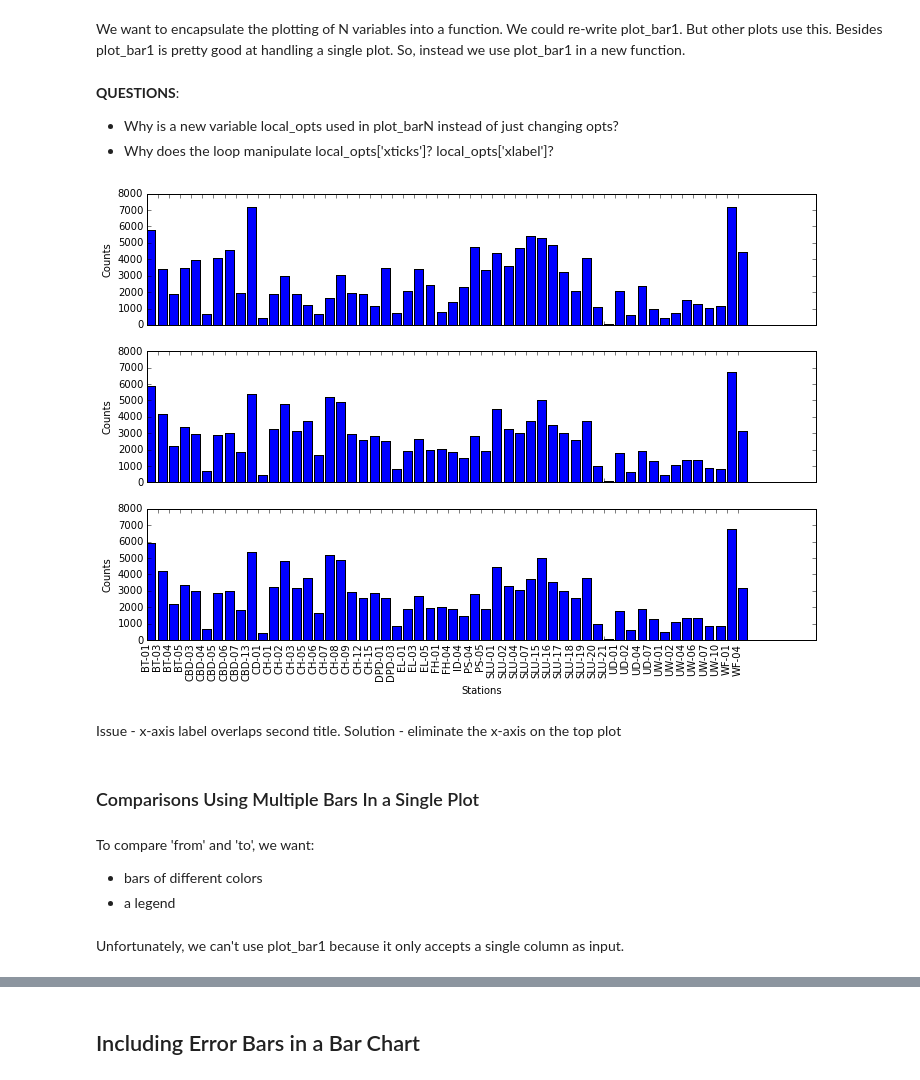
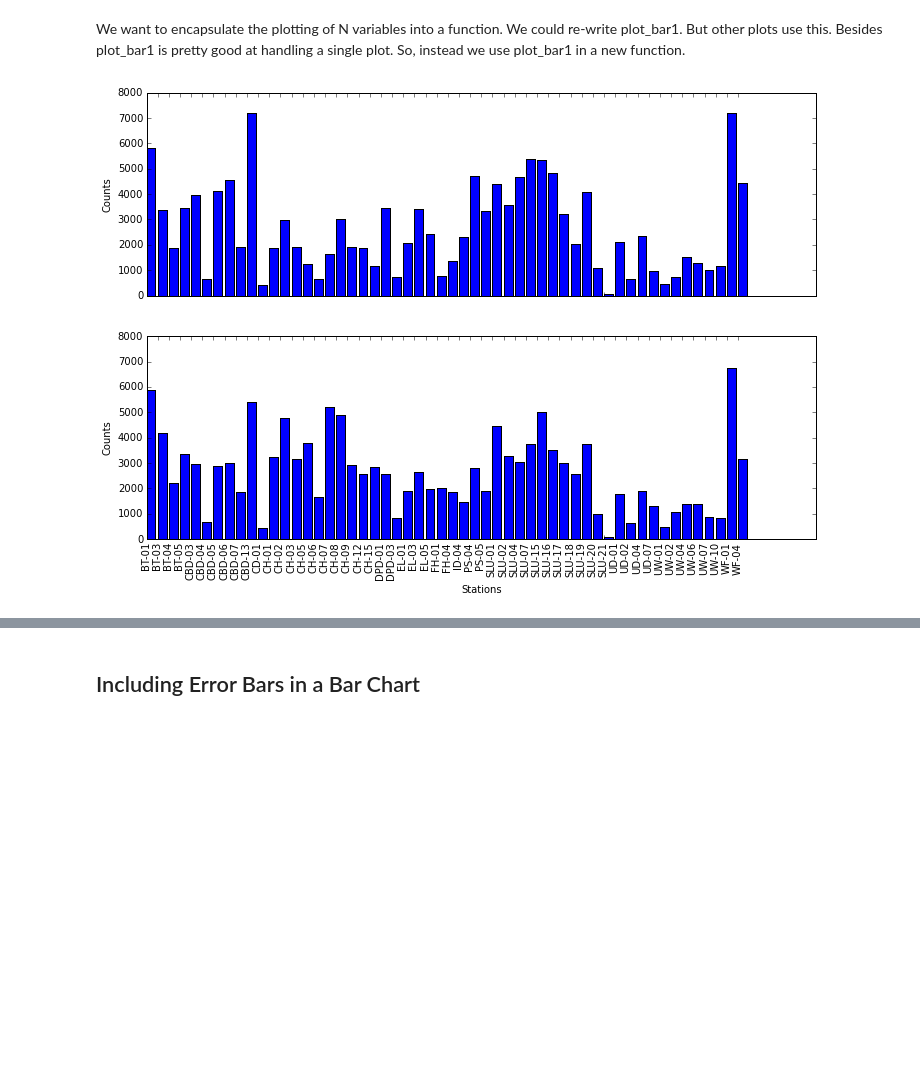
Before and after one commit to UWSEDS/LectureNotes, a Jupyter notebook: Visualization-in-Python/Visualization in Python.ipynb, the cells around one changed output, grey strips where cells are left out. Saved outputs shown, nothing was run; the diff lists cells and outputs as text; code cells hidden in the pictures; blank space fills up the shorter version.

Commit message:
Visualization lecture

```diff
--- a/Visualization-in-Python/Visualization in Python.ipynb
+++ b/Visualization-in-Python/Visualization in Python.ipynb
@@ -318,24 +298,9 @@ def plot_barN(df, columns, opts):
           local_opts['xlabel'] = opts['xlabel']
         plt.subplot(num_columns, 1, idx)
         plot_bar1(df, column, local_opts)
-# %% [markdown]
-**QUESTIONS**:
-- Why is a new variable local_opts used in plot_barN instead of just changing opts?
-- Why does the loop manipulate local_opts['xticks']? local_opts['xlabel']?
 # %%
 fig = plt.figure(figsize=(12, 8))  # Controls global properties of the bar plot
 opts = {'xlabel': 'Stations', 'ylabel': 'Counts', 'ylim': [0, 8000]}
-plot_barN(df_counts, ['To', 'From', 'From'], opts)
+plot_barN(df_counts, ['To', 'From'], opts)
 # %% [output]
-[figure, old version]
+[figure, new version]
-# %% [markdown]
-Issue - x-axis label overlaps second title.
-Solution - eliminate the x-axis on the top plot
-# %% [markdown]
-### Comparisons Using Multiple Bars In a Single Plot
-# %% [markdown]
-To compare 'from' and 'to', we want:
-- bars of different colors
-- a legend
-# %% [markdown]
-Unfortunately, we can't use plot_bar1 because it only accepts a single column as input.
```
Also changed, not shown: parts of 20 cells of this notebook.
